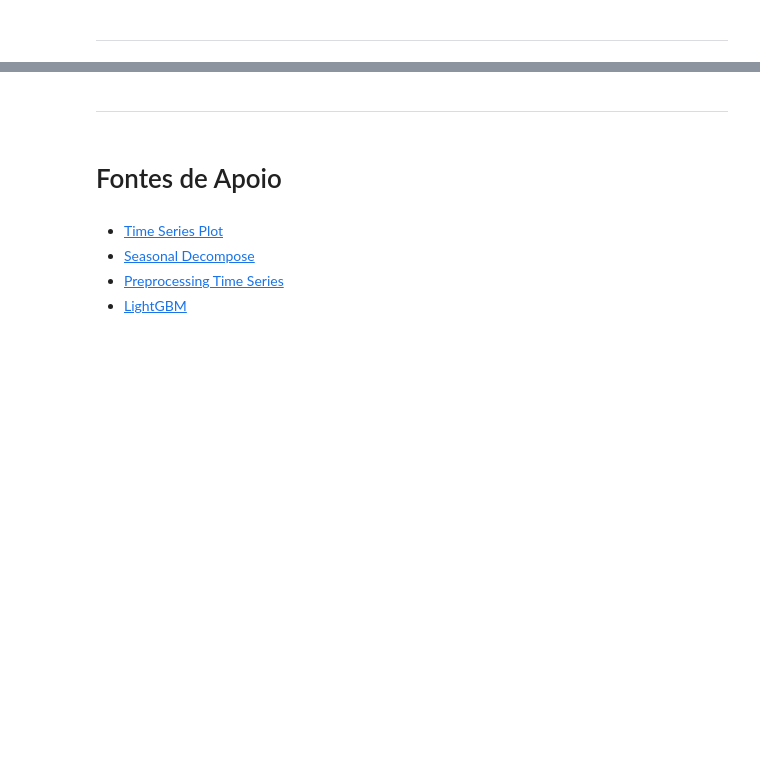
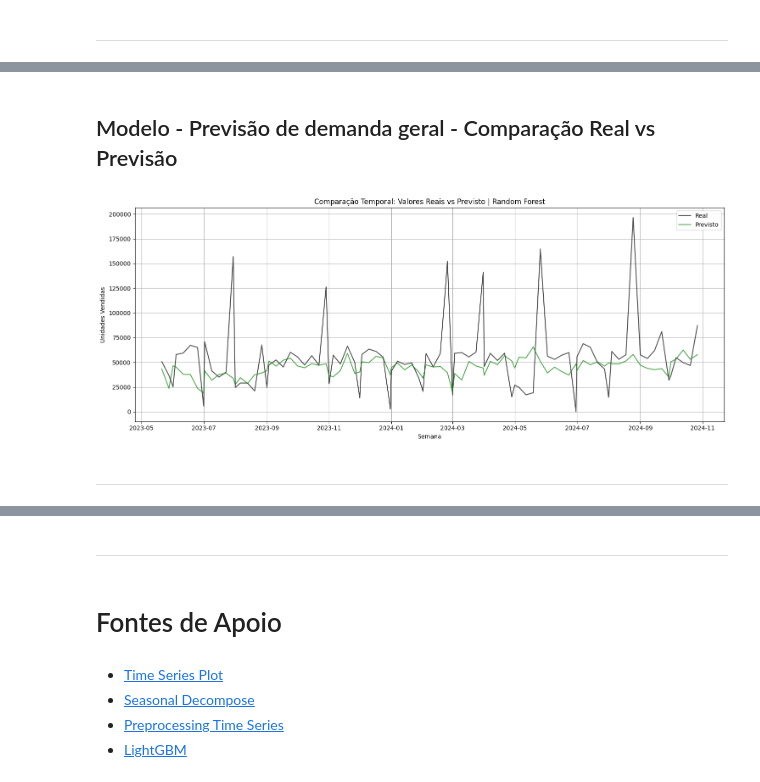
Before and after one commit to HenryJKS/kaggle-cases, a Jupyter notebook: IQVIA - Projeto Semanal de Demanda/Model Regressor.ipynb, the cells around one changed output, grey strips where cells are left out. Drawn from its saved outputs; the diff is of its cells as text; code cells hidden in the pictures; blank space fills up the shorter version.

```diff
--- a/IQVIA - Projeto Semanal de Demanda/Model Regressor.ipynb
+++ b/IQVIA - Projeto Semanal de Demanda/Model Regressor.ipynb
@@ -367,0 +343,2 @@ df_final = df_final.reset_index(drop=True)
+# %%
+df = pd.read_csv('Data/dataset-case-iqvia.csv')
@@ -367,0 +371,2 @@ df_final = df_final.reset_index(drop=True)
+# %%
+df_filtered = prepare_df_geral(df)
@@ -367,0 +529,24 @@ df_final = df_final.reset_index(drop=True)
+# %% [markdown]
+## Modelo - Previsão de demanda geral - Comparação Real vs Previsão
+# %%
+result_df = pd.DataFrame({
+    'week_dt': pd.to_datetime(all_dates),
+    'y_real': all_y_test,
+    'y_pred': all_y_pred
+}).sort_values('week_dt')
+
+# Plotando os resultados
+plt.figure(figsize=(15, 6))
+plt.plot(result_df['week_dt'], result_df['y_real'], label='Real', color='black', alpha=0.7)
+plt.plot(result_df['week_dt'], result_df['y_pred'], label='Previsto', color='green', alpha=0.7)
+plt.title('Comparação Temporal: Valores Reais vs Previsto | Random Forest')
+plt.xlabel('Semana')
+plt.ylabel('Unidades Vendidas')
+plt.legend()
+plt.grid(True)
+plt.tight_layout()
+plt.show()
+# %% [output]
+[figure, added]
+# %% [markdown]
+---
```
Also changed, not shown: parts of 42 cells of this notebook, 1 other file.
